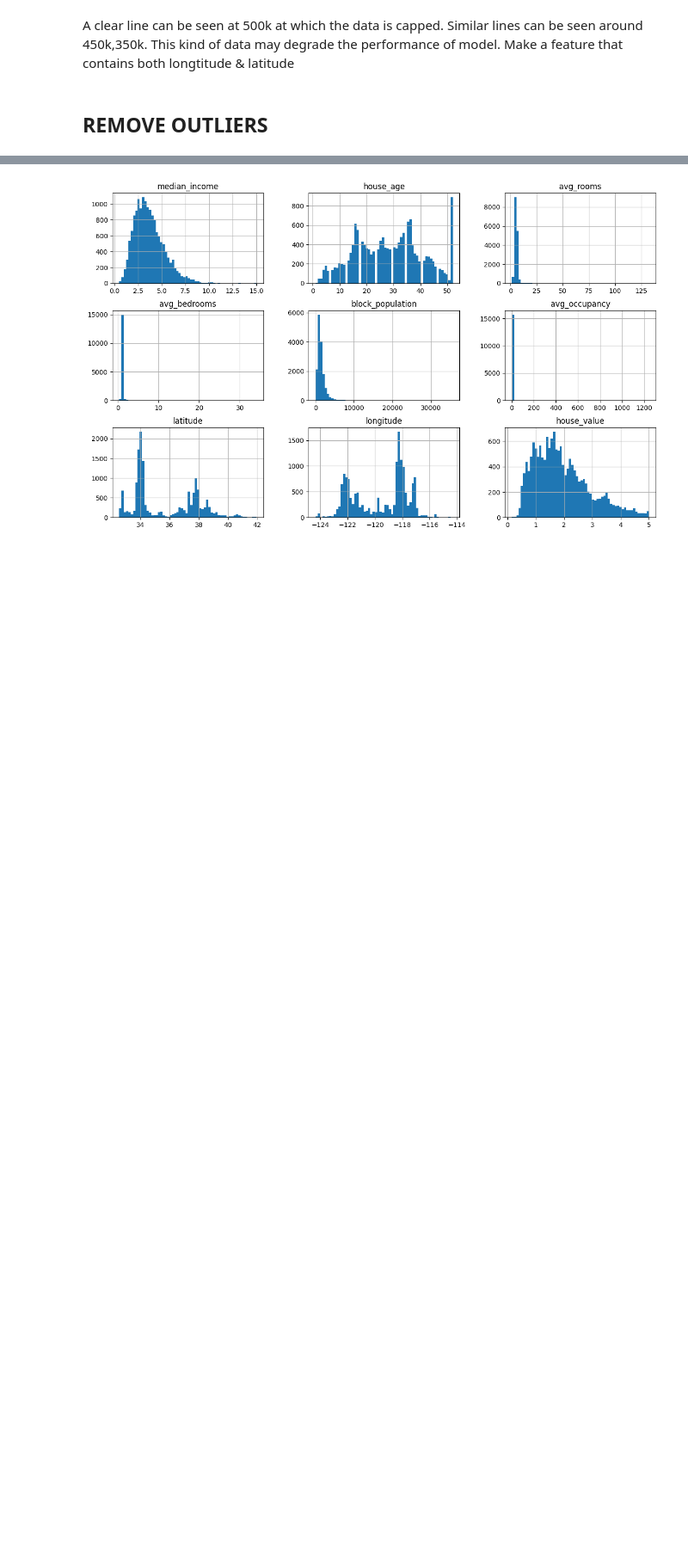
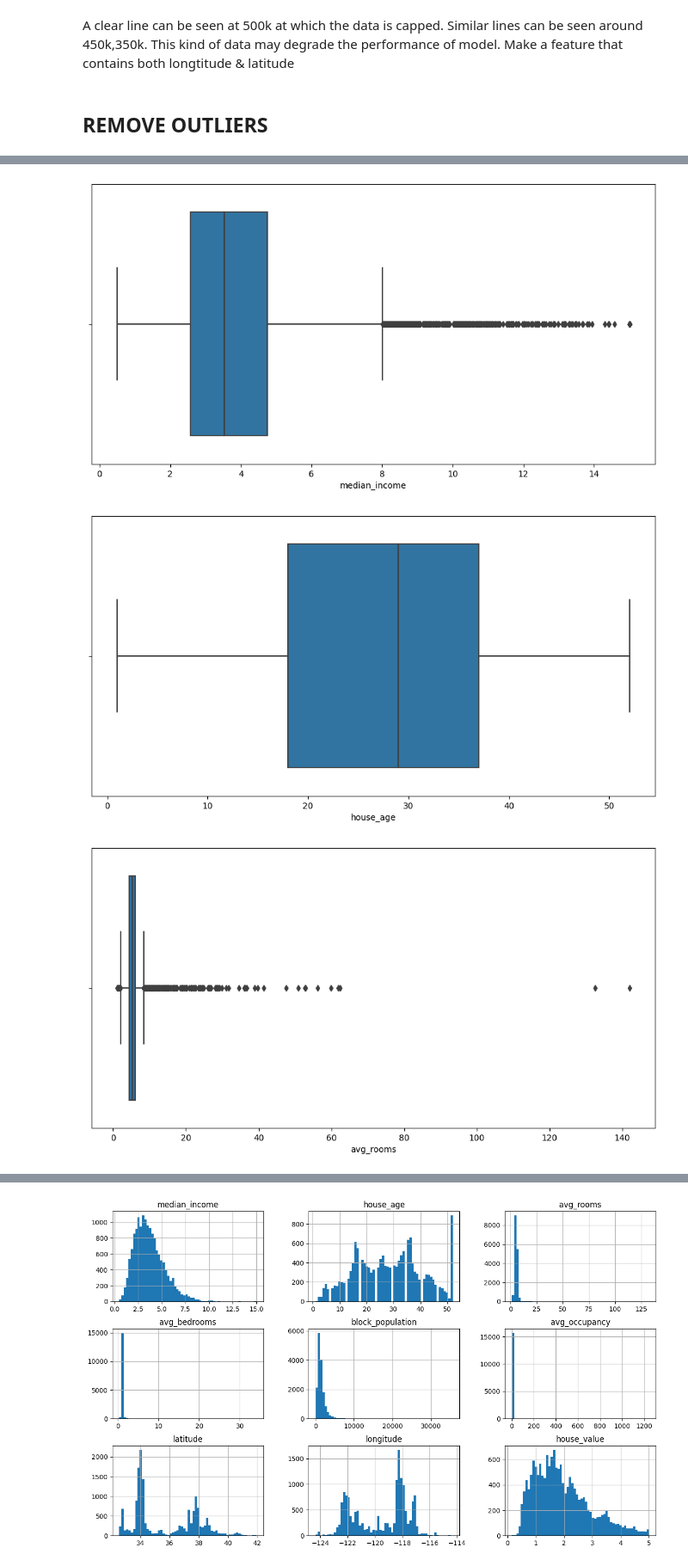
Before and after one commit to Motion115/ML-Labs, a Jupyter notebook: lab1/EDA_and_data_cleaning.ipynb, the cells around one changed output, grey strips where cells are left out. Shown at 86% size. Drawn from its saved outputs; the diff is of its cells as text; code cells hidden in the pictures; blank space fills up the shorter version.

```diff
--- a/lab1/EDA_and_data_cleaning.ipynb
+++ b/lab1/EDA_and_data_cleaning.ipynb
@@ -228,0 +238,16 @@ A clear line can be seen at 500k at which the data is capped. Similar lines can
+# %%
+# fig, ax = plt.subplots()
+# trdata.boxplot(figsize=(15,9),ax=ax)4
+
+filepath = './img/boxplot'
+if not os.path.isdir(filepath):
+    os.mkdir(filepath)
+for i in trdata.columns:
+    fig, ax = plt.subplots()
+    fig.set_size_inches(12,6)
+    sns.boxplot(x=i,data=trdata,ax=ax)
+    fig.savefig(filepath+'/'+i)
+# %% [output]
+[figure, added]
+[figure, added]
+[figure, added]
```
Also changed, not shown: parts of 16 cells of this notebook, 21 other files.
